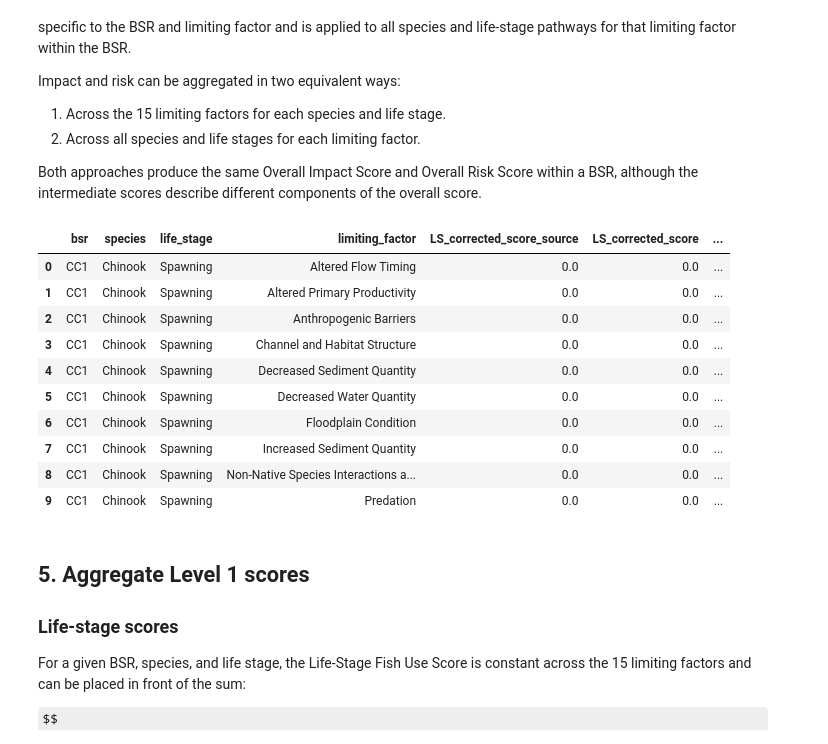
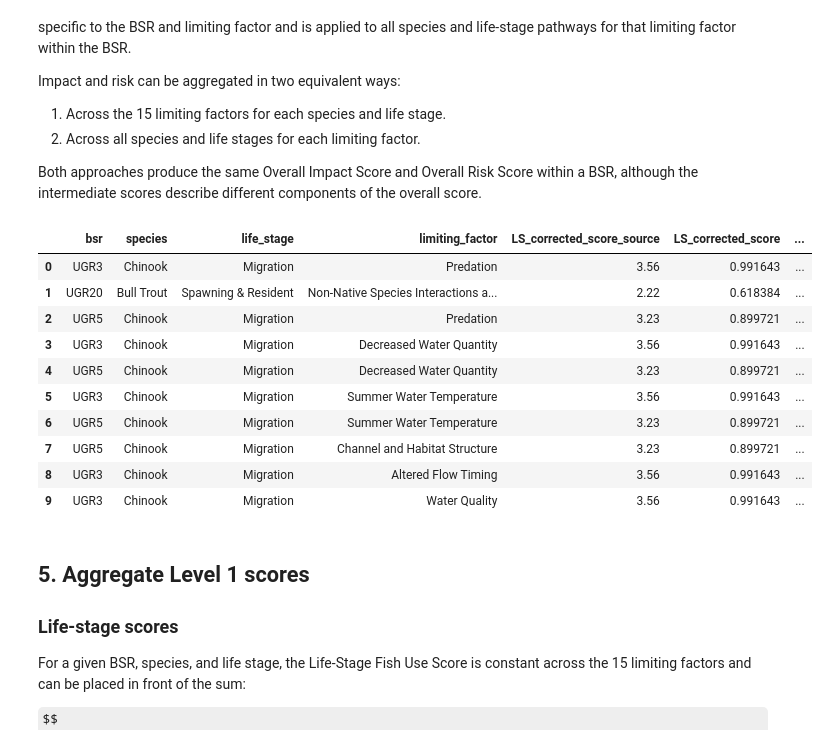
Before and after one commit to atdunwoody/atlas_lvl1-2_scoring_webapp, a Jupyter notebook: archive/atlas_integrated_scoring.ipynb, the cells around one changed output. Saved outputs shown, nothing was run; the diff lists cells and outputs as text; code cells hidden in the pictures; some formulas as TeX source.

```diff
--- a/archive/atlas_integrated_scoring.ipynb
+++ b/archive/atlas_integrated_scoring.ipynb
@@ -563,43 +559,51 @@ calculation_grid["population_weighted_fish_vulnerability_component"] = (
 
 # Pathway impact = life-stage fish use × condition × vulnerability.
 calculation_grid["impact_component"] = (
     calculation_grid["fish_vulnerability_component"]
     * calculation_grid["condition_score"]
 )
 
 # Pathway risk = pathway impact × population priority.
 calculation_grid["risk_component"] = (
     calculation_grid["impact_component"]
     * calculation_grid["population_priority"]
 )
 
+# Sort by risk component descending, then by species and life stage for easier review.
+calculation_grid.sort_values(
+    by=["risk_component", "species", "life_stage"],
+    ascending=[False, True, True],
+    inplace=True,
+    ignore_index=True,
+)
+
 # Display fields needed to audit the first ten pathway calculations.
 display(
     calculation_grid[
         [
             "bsr", "species", "life_stage", "limiting_factor",
             "LS_corrected_score_source", "LS_corrected_score",
             "species_aggregate_score",
             "fish_use_score", "population_priority",
             "condition_score_raw_1_5", "condition_score_source",
             "condition_score", "vulnerability_rank_min",
             "vulnerability_rank_max", "vulnerability_score",
             "impact_component", "risk_component",
         ]
     ].head(10)
 )
 # %% [output]
 |  | bsr | species | life_stage | limiting_factor | LS_corrected_score_source | LS_corrected_score | ... |
-| 0 | CC1 | Chinook | Spawning | Altered Flow Timing | 0.0 | 0.0 | ... |
-| 1 | CC1 | Chinook | Spawning | Altered Primary Productivity | 0.0 | 0.0 | ... |
-| 2 | CC1 | Chinook | Spawning | Anthropogenic Barriers | 0.0 | 0.0 | ... |
-| 3 | CC1 | Chinook | Spawning | Channel and Habitat Structure | 0.0 | 0.0 | ... |
-| 4 | CC1 | Chinook | Spawning | Decreased Sediment Quantity | 0.0 | 0.0 | ... |
-| 5 | CC1 | Chinook | Spawning | Decreased Water Quantity | 0.0 | 0.0 | ... |
-| 6 | CC1 | Chinook | Spawning | Floodplain Condition | 0.0 | 0.0 | ... |
-| 7 | CC1 | Chinook | Spawning | Increased Sediment Quantity | 0.0 | 0.0 | ... |
-| 8 | CC1 | Chinook | Spawning | Non-Native Species Interactions a... | 0.0 | 0.0 | ... |
-| 9 | CC1 | Chinook | Spawning | Predation | 0.0 | 0.0 | ... |
+| 0 | UGR3 | Chinook | Migration | Predation | 3.56 | 0.991643 | ... |
+| 1 | UGR20 | Bull Trout | Spawning & Resident | Non-Native Species Interactions a... | 2.22 | 0.618384 | ... |
+| 2 | UGR5 | Chinook | Migration | Predation | 3.23 | 0.899721 | ... |
+| 3 | UGR3 | Chinook | Migration | Decreased Water Quantity | 3.56 | 0.991643 | ... |
+| 4 | UGR5 | Chinook | Migration | Decreased Water Quantity | 3.23 | 0.899721 | ... |
+| 5 | UGR3 | Chinook | Migration | Summer Water Temperature | 3.56 | 0.991643 | ... |
+| 6 | UGR5 | Chinook | Migration | Summer Water Temperature | 3.23 | 0.899721 | ... |
+| 7 | UGR5 | Chinook | Migration | Channel and Habitat Structure | 3.23 | 0.899721 | ... |
+| 8 | UGR3 | Chinook | Migration | Altered Flow Timing | 3.56 | 0.991643 | ... |
+| 9 | UGR3 | Chinook | Migration | Water Quality | 3.56 | 0.991643 | ... |
 # %% [markdown]
 ## 5. Aggregate Level 1 scores
 
```
Also changed, not shown: parts of 2 cells of this notebook, 20 other files.
